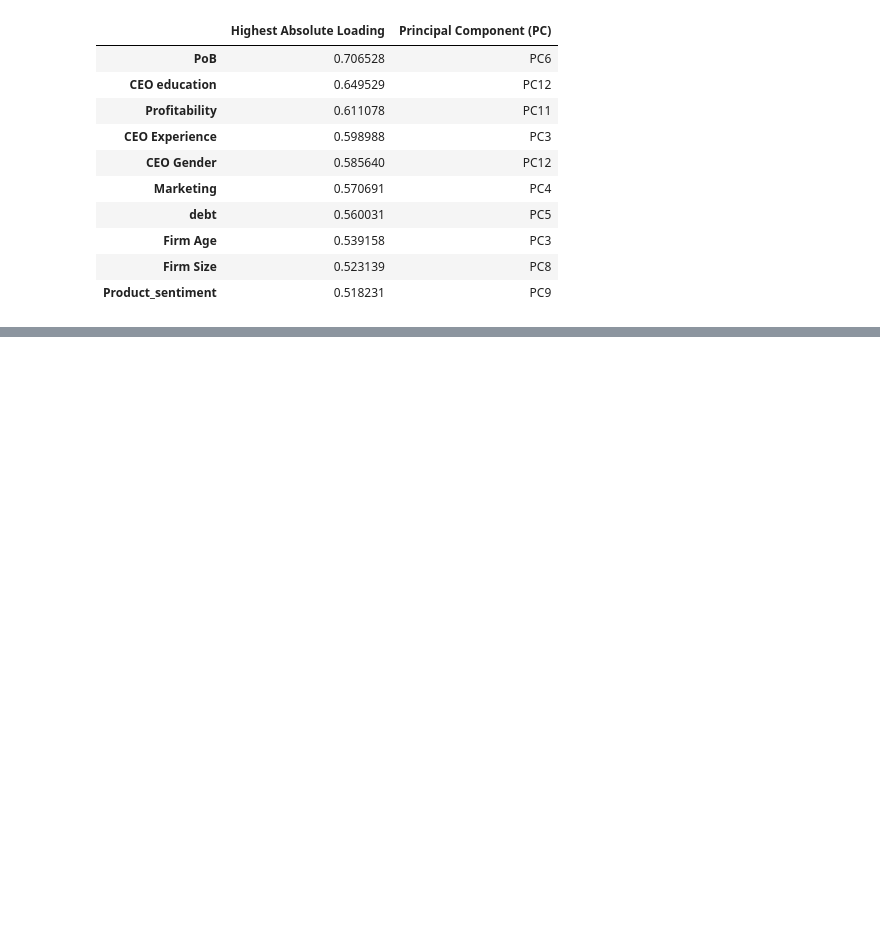
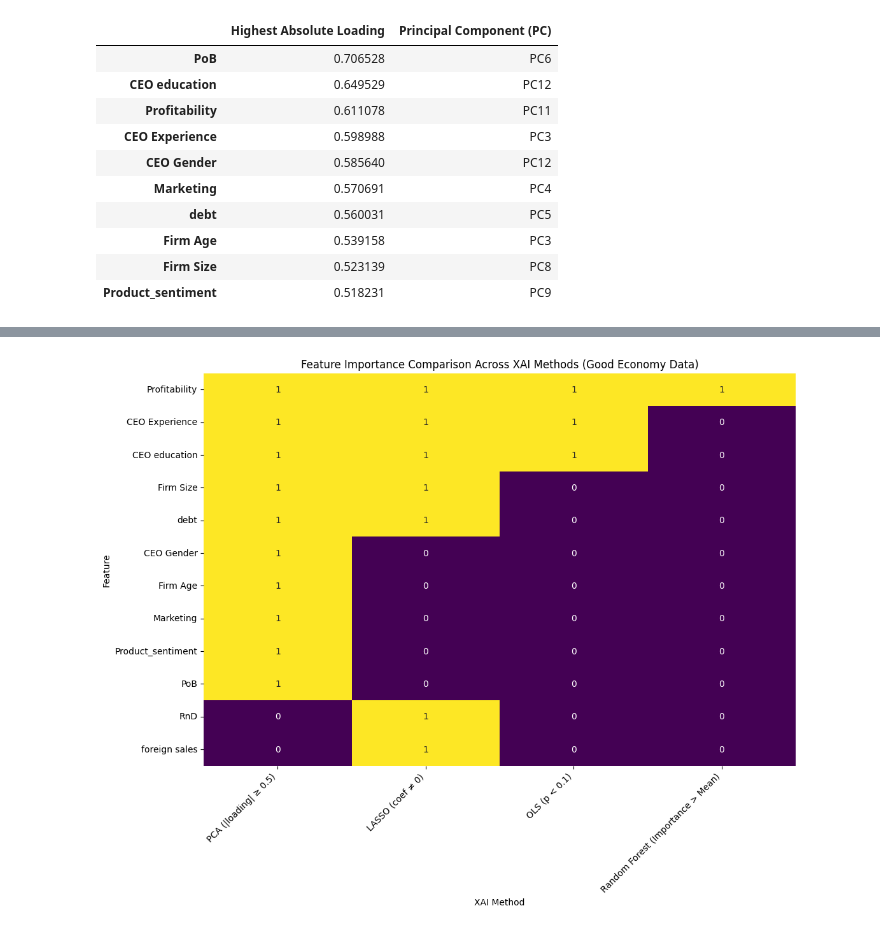
Before and after one commit to ashleyak7/MSCI-151-week-1-workshops, a Jupyter notebook: CW4_AAK.ipynb, the cells around one changed output, grey strips where cells are left out. Saved outputs shown, nothing was run; the diff lists cells and outputs as text; code cells hidden in the pictures; blank space fills up the shorter version.

```diff
--- a/CW4_AAK.ipynb
+++ b/CW4_AAK.ipynb
@@ -1302,0 +1408,20 @@ Features with Highest PCA Loading > 0.5 (with >= 0.7 at top, Good Economy Data):
+# %%
+import matplotlib.pyplot as plt
+import seaborn as sns
+
+# Assuming xai_comparison is available from the previous cell
+
+# Convert checkmarks to 1 and empty strings to 0 for plotting
+xai_comparison_numeric = xai_comparison[['PCA (|loading| ≥ 0.5)', 'LASSO (coef ≠ 0)', 'OLS (p < 0.1)', 'Random Forest (Importance > Mean)']].replace({'✔': 1, '': 0}).astype(int)
+
+
+# Create a heatmap for visualization
+plt.figure(figsize=(12, 8))
+sns.heatmap(xai_comparison_numeric, annot=True, cmap='viridis', cbar=False, fmt='d')
+plt.title('Feature Importance Comparison Across XAI Methods (Good Economy Data)')
+plt.xlabel('XAI Method')
+plt.ylabel('Feature')
+plt.xticks(rotation=45, ha='right')
+plt.show()
+# %% [output]
+[figure, added]
```
Also changed, not shown: parts of 2 cells of this notebook.
